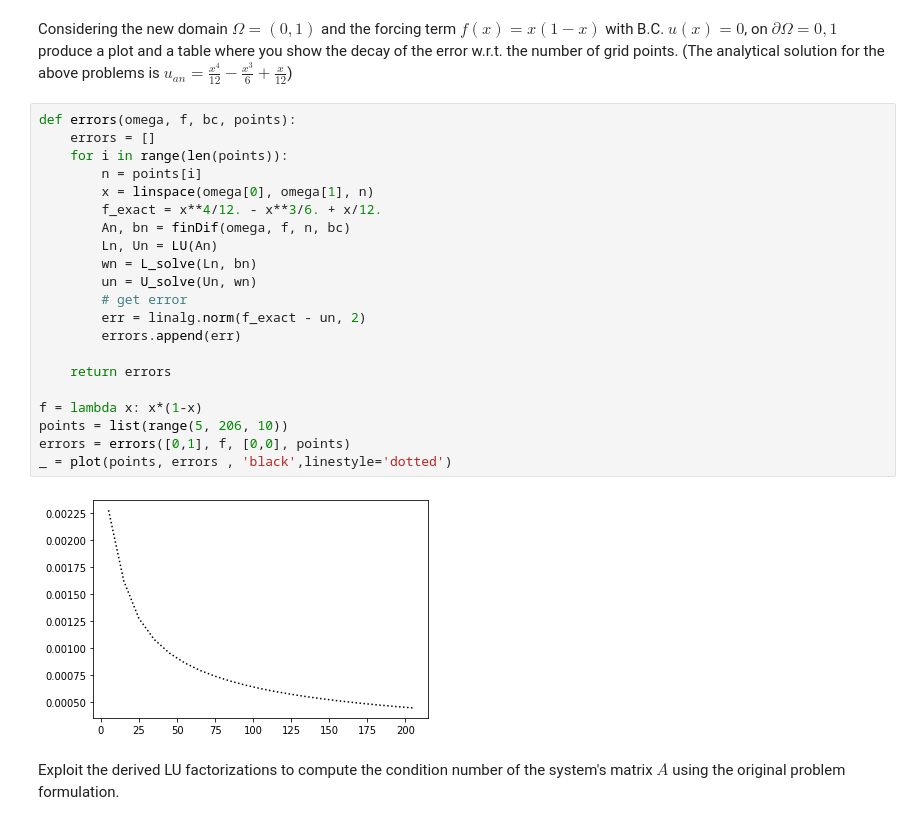
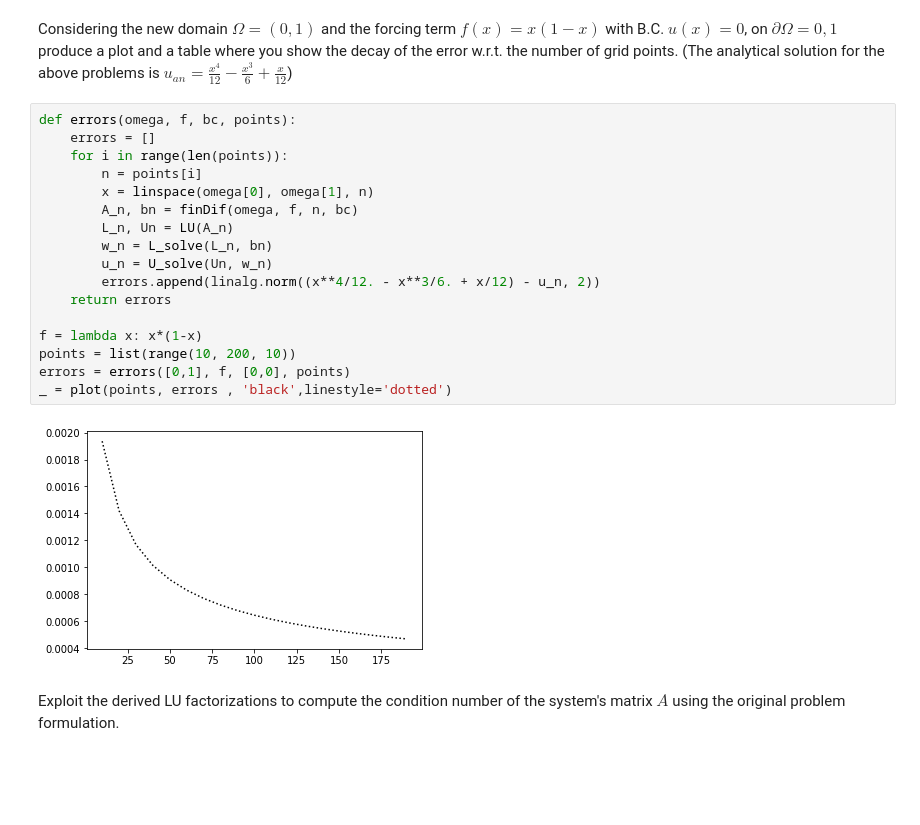
Before and after one commit to hasanictp/numerical-analysis-2021-2022, a Jupyter notebook: FinalProject_2021_2022.ipynb, the cells around one changed output. Saved outputs shown, nothing was run; the diff lists cells and outputs as text; blank space fills up the shorter version.

```diff
--- a/FinalProject_2021_2022.ipynb
+++ b/FinalProject_2021_2022.ipynb
@@ -129,26 +129,22 @@ Considering the new domain $\Omega = (0,1)$ and the forcing term $f(x) = x(1-x)$
 # %%
 def errors(omega, f, bc, points):
     errors = []
     for i in range(len(points)):
         n = points[i]
         x = linspace(omega[0], omega[1], n)
-        f_exact = x**4/12. - x**3/6. + x/12.
-        An, bn = finDif(omega, f, n, bc)
-        Ln, Un = LU(An)
-        wn = L_solve(Ln, bn)
-        un = U_solve(Un, wn)
-        # get error
-        err = linalg.norm(f_exact - un, 2)
-        errors.append(err)
-
+        A_n, bn = finDif(omega, f, n, bc)
+        L_n, Un = LU(A_n)
+        w_n = L_solve(L_n, bn)
+        u_n = U_solve(Un, w_n)
+        errors.append(linalg.norm((x**4/12. - x**3/6. + x/12) - u_n, 2))
     return errors
 
 f = lambda x: x*(1-x)
-points = list(range(5, 206, 10))
+points = list(range(10, 200, 10))
 errors = errors([0,1], f, [0,0], points)
 _ = plot(points, errors , 'black',linestyle='dotted')
 # %% [output]
-[figure, old version]
+[figure, new version]
 # %% [markdown]
 Exploit the derived LU factorizations to compute the condition number of the system's matrix $A$ using the original problem formulation.
 # %%
```
